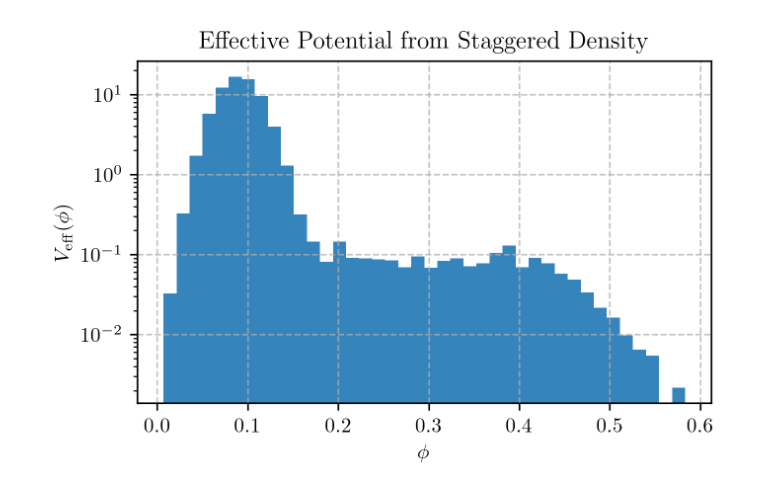
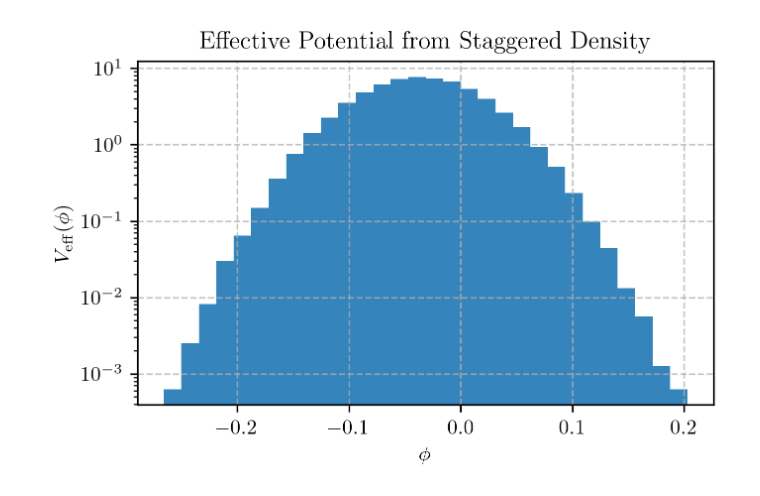
Before and after one commit to maxawake/VMC_with_LPTFs, a Jupyter notebook: evaluation/evaluation.ipynb, the cells around one changed output. Saved outputs shown, nothing was run; the diff lists cells and outputs as text; code cells hidden in the pictures.

```diff
--- a/evaluation/evaluation.ipynb
+++ b/evaluation/evaluation.ipynb
@@ -117,7 +111,7 @@ def staggered_density(config):
 
 # Compute order parameter for each sample
 phi_vals = np.array([staggered_density(sample) for sample in samples])
-phi_vals = np.mean(samples.reshape(n_samples, -1), axis=1)
+# phi_vals = np.mean(samples.reshape(n_samples, -1), axis=1)
 # print(phi_vals)
 
 # Histogram P(φ)
@@ -130,14 +124,14 @@ V_eff = -np.log(hist + 1e-12)  # Add epsilon to avoid log(0)
 V_eff -= np.min(V_eff)  # Normalize so minimum is at 0
 # %%
 plt.figure(figsize=(5, 3), dpi=300)
-plt.hist(phi_vals, bins=40, density=True, alpha=0.9, label="Histogram of $\phi$")
+plt.hist(phi_vals, bins=30, density=True, alpha=0.9, label="Histogram of $\phi$")
 plt.xlabel("$\phi$")
 plt.ylabel("$V_{\mathrm{eff}}(\phi)$")
 plt.title("Effective Potential from Staggered Density")
 plt.yscale("log")
 plt.grid(linestyle="--", alpha=0.75)
 # %% [output]
-[figure, old version]
+[figure, new version]
 # %%
 plt.figure(figsize=(5, 3), dpi=300)
 plt.plot(bin_centers, V_eff, label="Effective potential")
```
Also changed, not shown: parts of 7 cells of this notebook, 5 other files.
